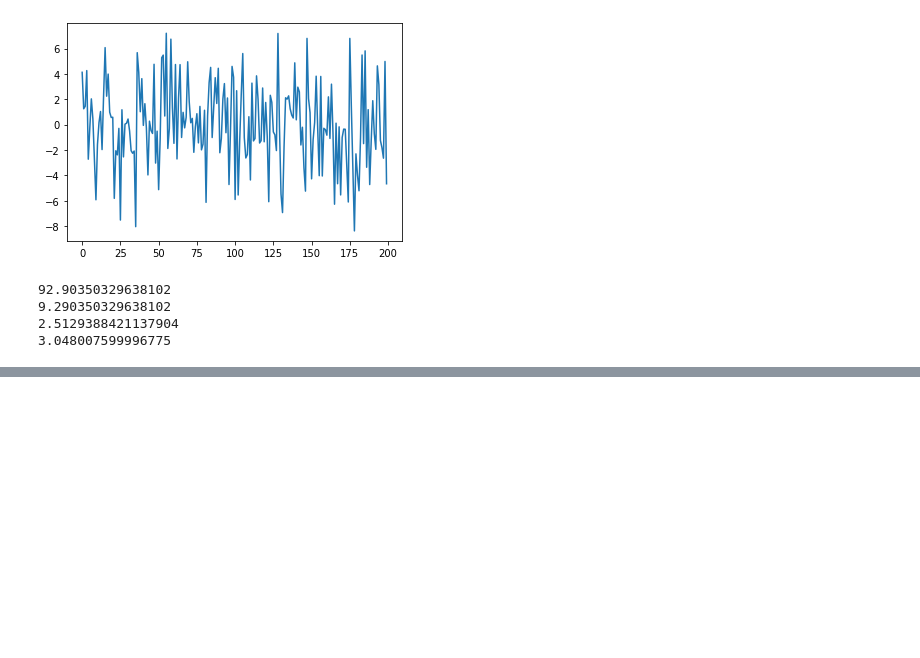
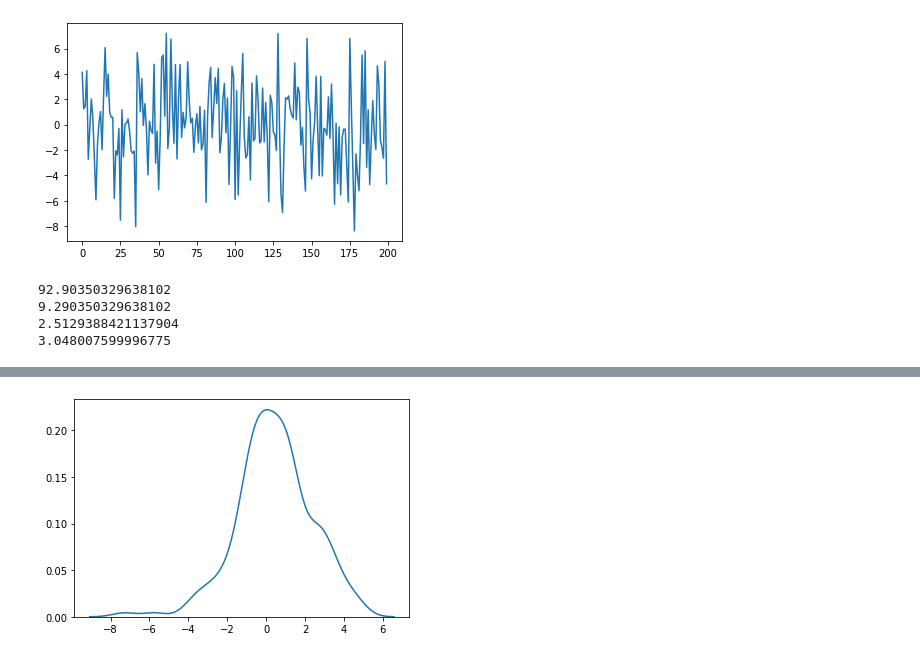
Before and after one commit to UVBMOB/Ankara2019, a Jupyter notebook: Dersler/Hafta_3.ipynb, the cells around one changed output, grey strips where cells are left out. Drawn from its saved outputs; the diff is of its cells as text; code cells hidden in the pictures; blank space fills up the shorter version.

```diff
--- a/Dersler/Hafta_3.ipynb
+++ b/Dersler/Hafta_3.ipynb
@@ -474,0 +580,5 @@ print (np.sqrt(np.mean(k_t['hata_kare'])))
+# %%
+sns.distplot(np.array(advres.resid),hist=False)
+plt.show()
+# %% [output]
+[figure, added]
```
Also changed, not shown: parts of 23 cells of this notebook.
